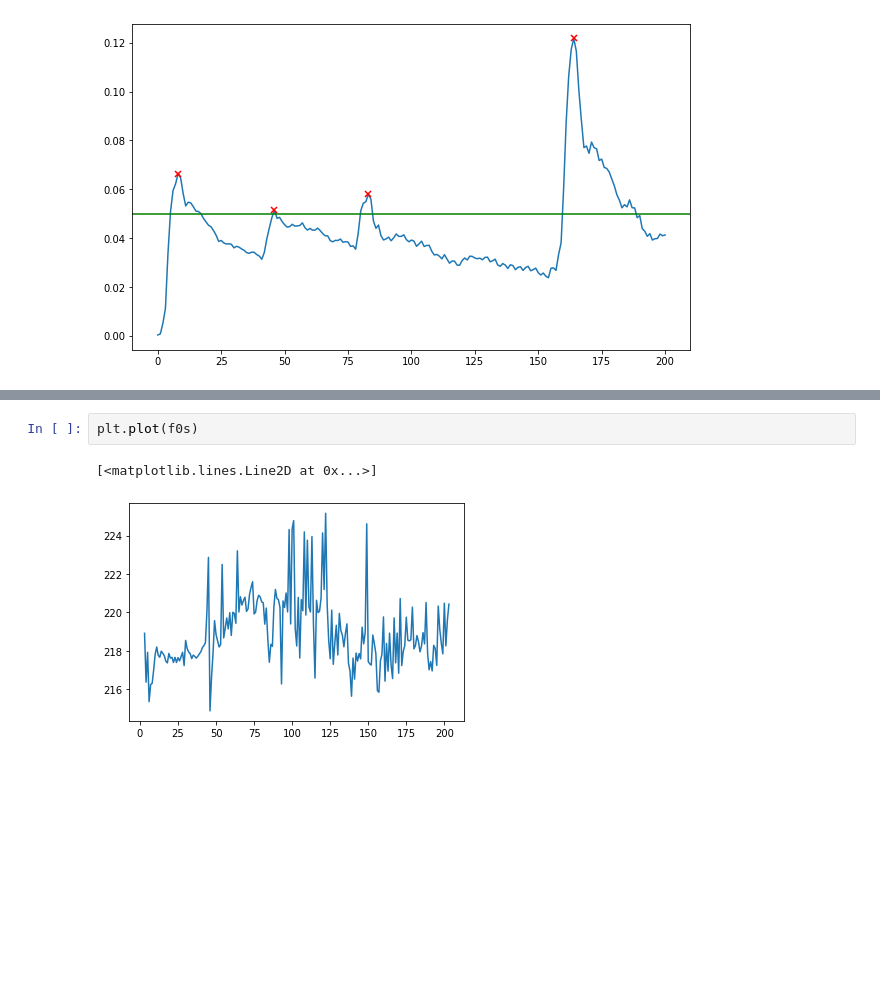
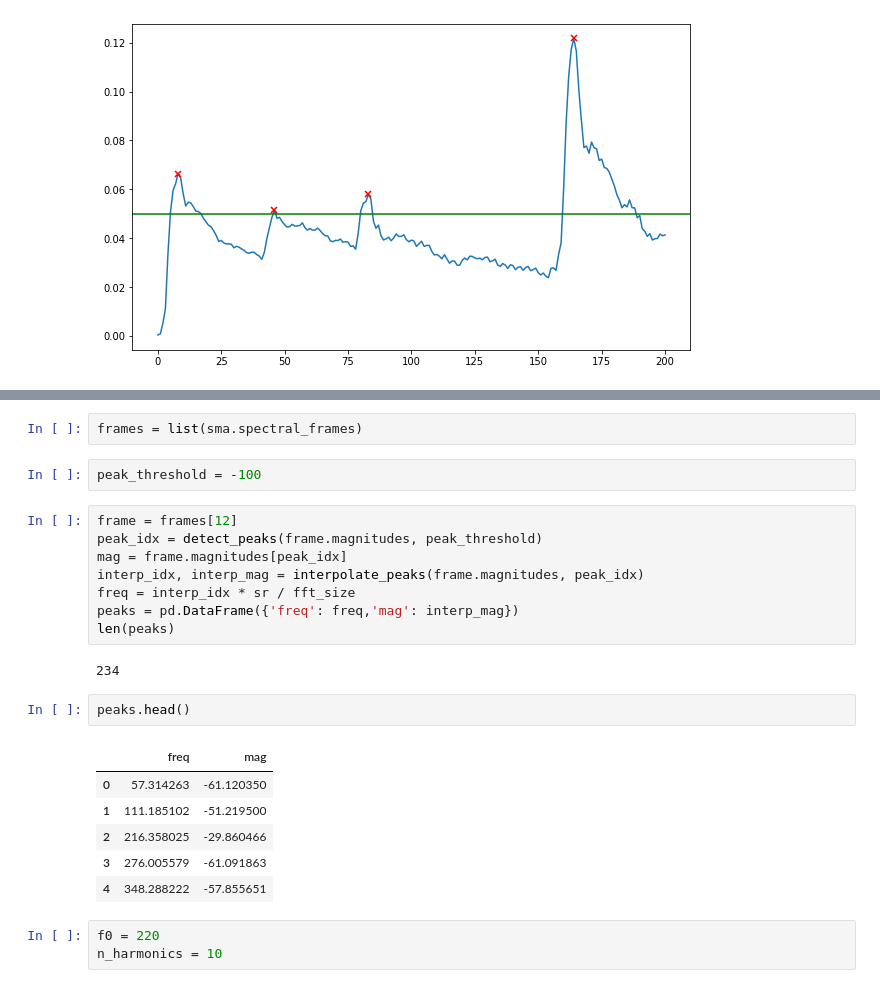
Before and after one commit to jhartquist/rtma, a Jupyter notebook: nbs/_stairway_2.ipynb, the cells around one changed output, grey strips where cells are left out. Cells and saved outputs as stored; diff of their text form; blank space fills up the shorter version.

Commit message:
harmonics progress

```diff
--- a/nbs/_stairway.ipynb
+++ b/nbs/_stairway_2.ipynb
@@ -257,5 +116,26 @@ for i, sf in enumerate(sframes):
-# %%
-plt.plot(f0s)
-# %% [output]
-[<matplotlib.lines.Line2D at 0x...>]
-[figure, removed]
+# %%
+frames = list(sma.spectral_frames)
+# %%
+peak_threshold = -100
+# %%
+frame = frames[12]
+peak_idx = detect_peaks(frame.magnitudes, peak_threshold)
+mag = frame.magnitudes[peak_idx]
+interp_idx, interp_mag = interpolate_peaks(frame.magnitudes, peak_idx)
+freq = interp_idx * sr / fft_size
+peaks = pd.DataFrame({'freq': freq,'mag': interp_mag})
+len(peaks)
+# %% [output]
+234
+# %%
+peaks.head()
+# %% [output]
+|  | freq | mag |
+| 0 | 57.314263 | -61.120350 |
+| 1 | 111.185102 | -51.219500 |
+| 2 | 216.358025 | -29.860466 |
+| 3 | 276.005579 | -61.091863 |
+| 4 | 348.288222 | -57.855651 |
+# %%
+f0 = 220
+n_harmonics = 10
```
Also changed, not shown: parts of 21 cells of this notebook, 2 other files.
